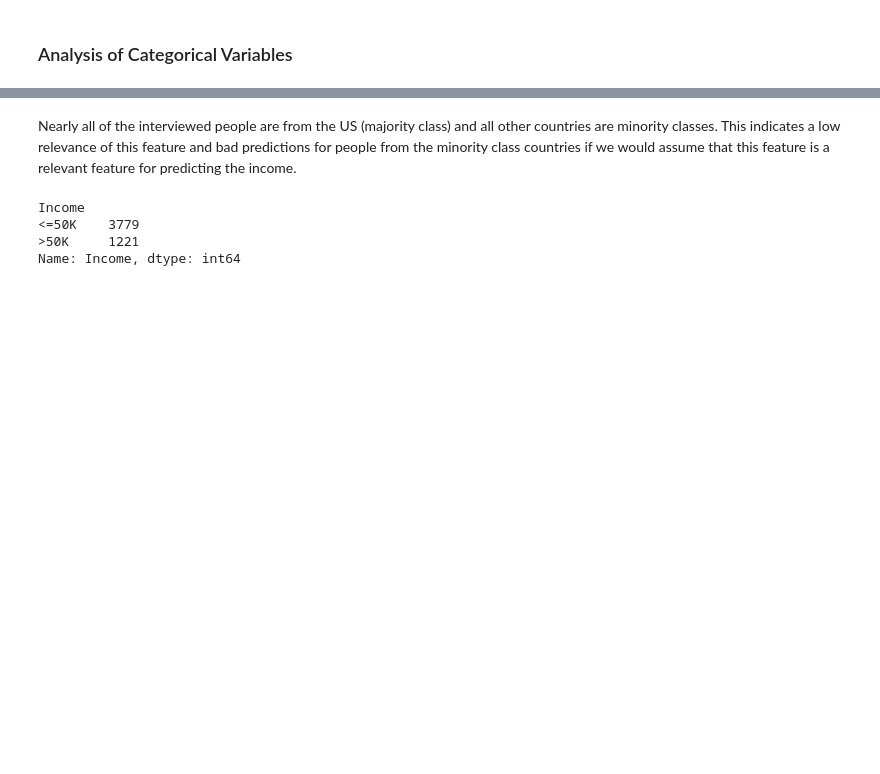
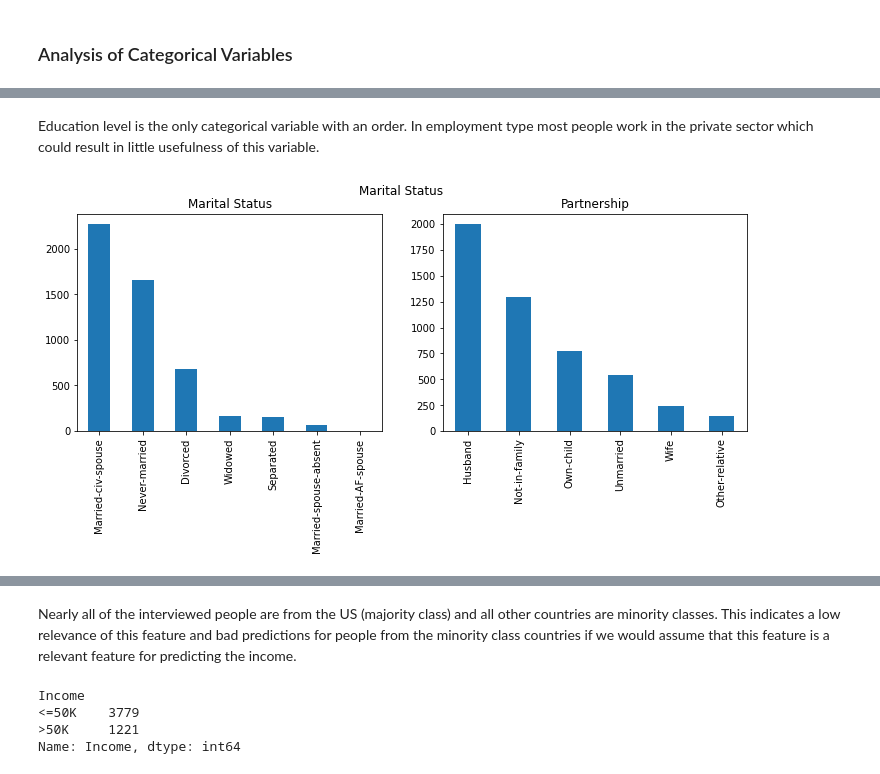
Before and after one commit to lucashoeft/Intelligent-Data-Analysis-Project, a Jupyter notebook: Intelligent-Data-Analysis-Project.ipynb, the cells around one changed output, grey strips where cells are left out. Saved outputs shown, nothing was run; the diff lists cells and outputs as text; code cells hidden in the pictures; blank space fills up the shorter version.

```diff
--- a/Intelligent-Data-Analysis-Project.ipynb
+++ b/Intelligent-Data-Analysis-Project.ipynb
@@ -136,0 +125,13 @@ gender_distribution = income_labeled['Gender'].value_counts().plot(kind='bar')
+# %% [markdown]
+Education level is the only categorical variable with an order. In employment type most people work in the private sector which could result in little usefulness of this variable.
+# %%
+# Marital Status
+fig, ((ax1, ax2)) = plt.subplots(1, 2, figsize=(12, 4))
+fig.suptitle('Marital Status')
+income_labeled['Marital Status'].value_counts().plot(kind='bar', ax=ax1)
+ax1.title.set_text('Marital Status')
+income_labeled['Partnership'].value_counts().plot(kind='bar', ax=ax2)
+ax2.title.set_text('Partnership')
+plt.show()
+# %% [output]
+[figure, added]
```
Also changed, not shown: parts of 69 cells of this notebook.
